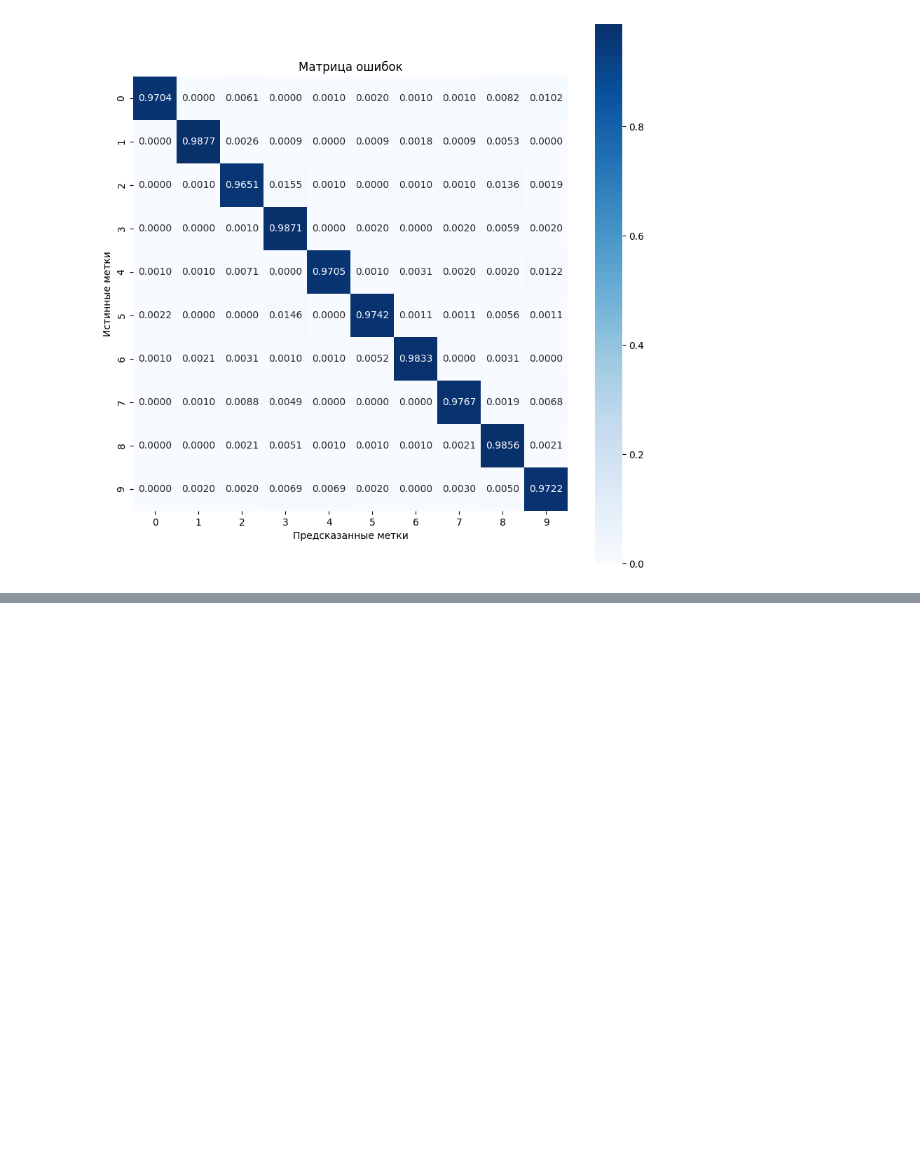
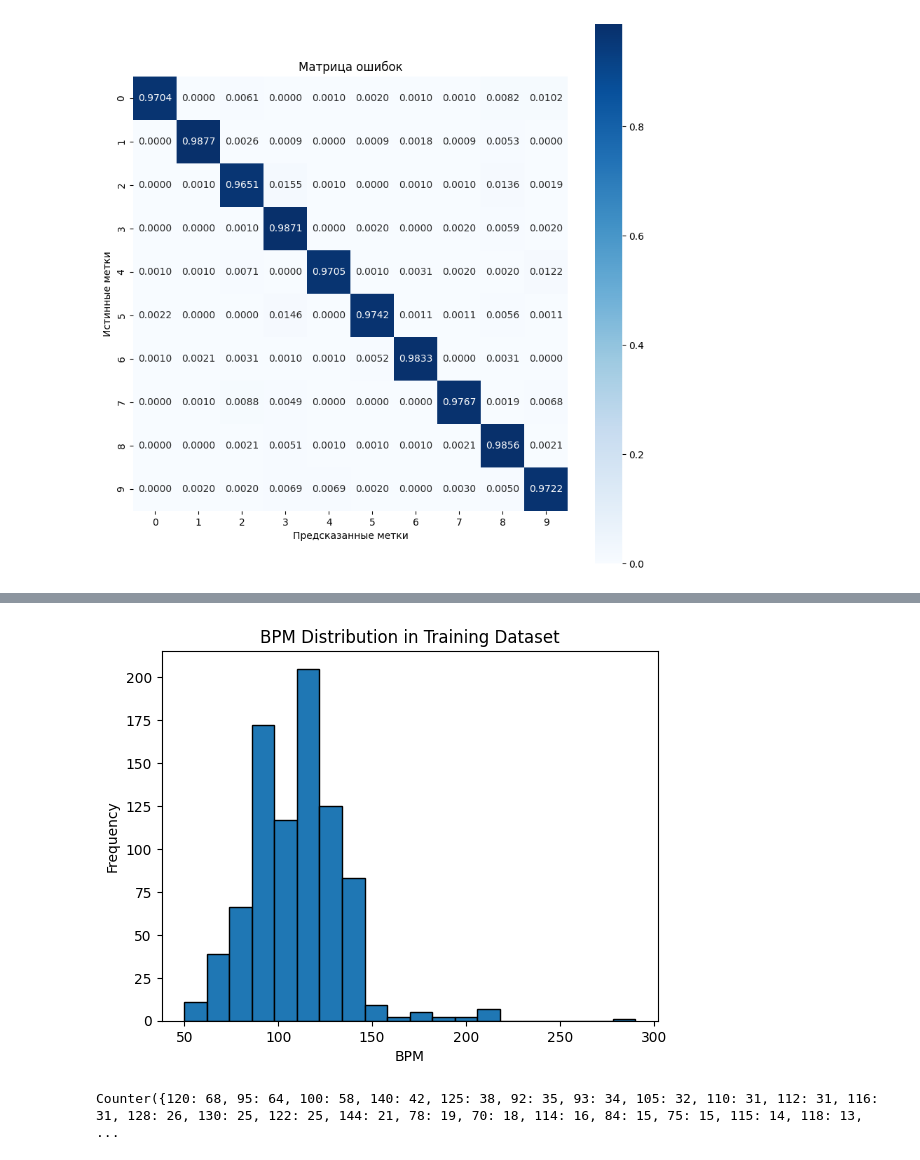
Before and after one commit to Ads369/Ads_2s, a Jupyter notebook: 9_4_Домашняя_работа.ipynb, the cells around one changed output, grey strips where cells are left out. Drawn from its saved outputs; the diff is of its cells as text; code cells hidden in the pictures; blank space fills up the shorter version.

```diff
--- a/9_4_Домашняя_работа.ipynb
+++ b/9_4_Домашняя_работа.ipynb
@@ -489,11 +504,0 @@ Dataset groove downloaded and prepared to /Users/ads/tensorflow_datasets/groove/
-# %%
-# # Load the full GMD with MIDI only (no audio) as a tf.data.Dataset
-train_data, validate_data, test_data = tfds.load(
-    name="groove/full-midionly",
-    split=['train', 'validate', 'test'],
-    try_gcs=True)
-
-# train_dataset, val_dataset = dataset.split(
-#     num_shards=2, shard_fn=np.random.choice, seed=42,
-#     # Процент данных, которые будут использоваться для валидации
-#     test_fraction=0.2)
@@ -520,0 +505,18 @@ train_losses, train_accs, val_losses, val_accs = train_model(
+# %%
+import os
+import tempfile
+
+import matplotlib
+import pandas as pd
+import seaborn as sns
+import tensorflow as tf
+import tensorflow_datasets as tfds
+from matplotlib import pyplot as plt
+import tensorflow as tf
+import matplotlib.pyplot as plt
+import numpy as np
+
+# Загрузка набора данных groove
+_train_dataset, _val_dataset, _test_dataset = tfds.load(
+    "groove/full-16000hz", split=["train", "validation", "test"]
+)
@@ -520,0 +528,25 @@ train_losses, train_accs, val_losses, val_accs = train_model(
+# %%
+def extract_bpm(dataset):
+    bpm_values = []
+    for data in dataset:
+        bpm = data["bpm"].numpy()
+        bpm_values.append(bpm)
+    return bpm_values
+
+
+bpm_train = extract_bpm(_train_dataset)
+
+plt.hist(bpm_train, bins=20, edgecolor="black")
+plt.title("BPM Distribution in Training Dataset")
+plt.xlabel("BPM")
+plt.ylabel("Frequency")
+plt.show()
+# %% [output]
+[figure, added]
+# %%
+from collections import Counter
+
+cnt_bpm_dict = Counter(bpm_train)
+print(cnt_bpm_dict)
+# %% [output]
+Counter({120: 68, 95: 64, 100: 58, 140: 42, 125: 38, 92: 35, 93: 34, 105: 32, 110: 31, 112: 31, 116: 31, 128: 26, 130: 25, 122: 25, 144: 21, 78: 19, 70: 18, 114: 16, 84: 15, 75: 15, 115: 14, 118: 13,  ...
```
Also changed, not shown: parts of 59 cells of this notebook.
